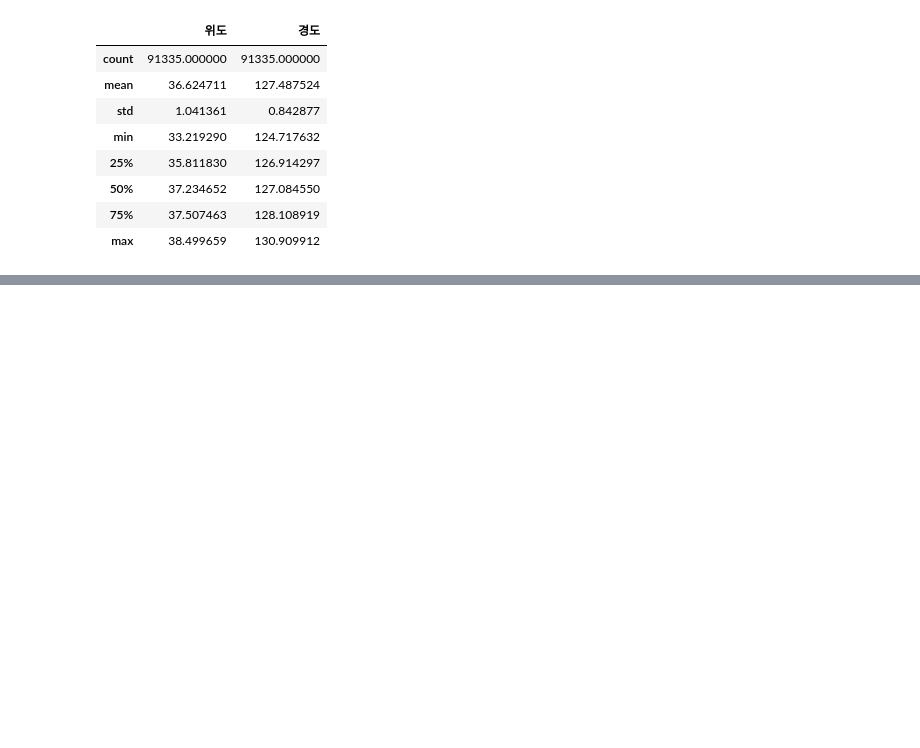
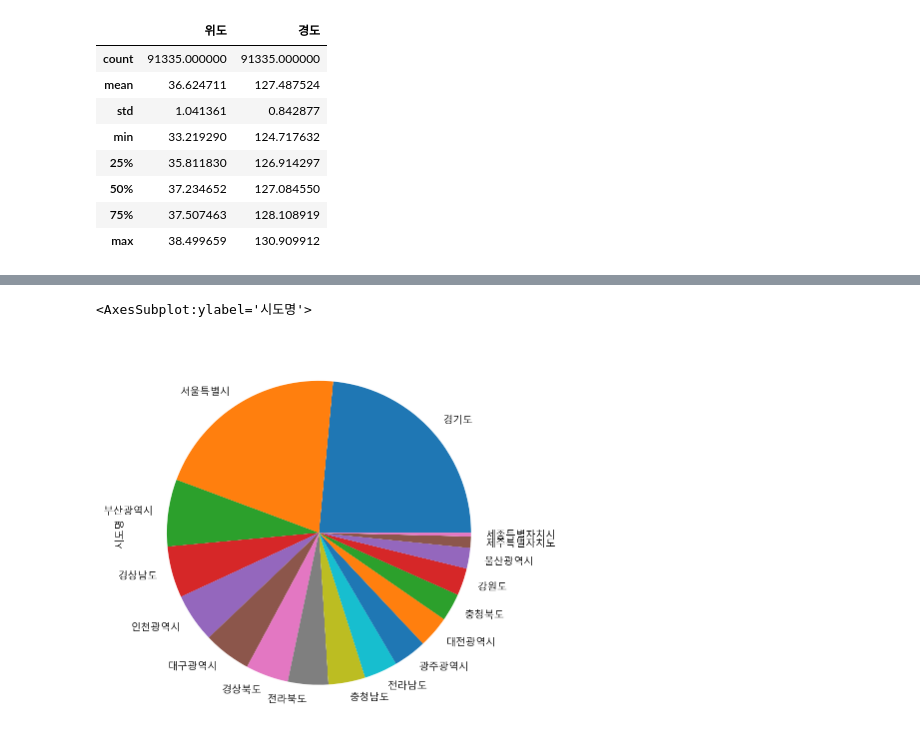
Before and after one commit to elevenfofiv/TodayCode, a Jupyter notebook: hospital_analysis.ipynb, the cells around one changed output, grey strips where cells are left out. Cells and saved outputs as stored; diff of their text form; code cells hidden in the pictures; blank space fills up the shorter version.

```diff
--- a/hospital_analysis.ipynb
+++ b/hospital_analysis.ipynb
@@ -292,0 +343,2 @@ df.describe(include="object")
+# %%
+city_normalize = df["시도명"].value_counts(normalize=True)
@@ -292,0 +355,5 @@ df.describe(include="object")
+# %%
+city_normalize.plot.pie(figsize=(7,7))
+# %% [output]
+<AxesSubplot:ylabel='시도명'>
+[figure, added]
```
Also changed, not shown: parts of 57 cells of this notebook.
